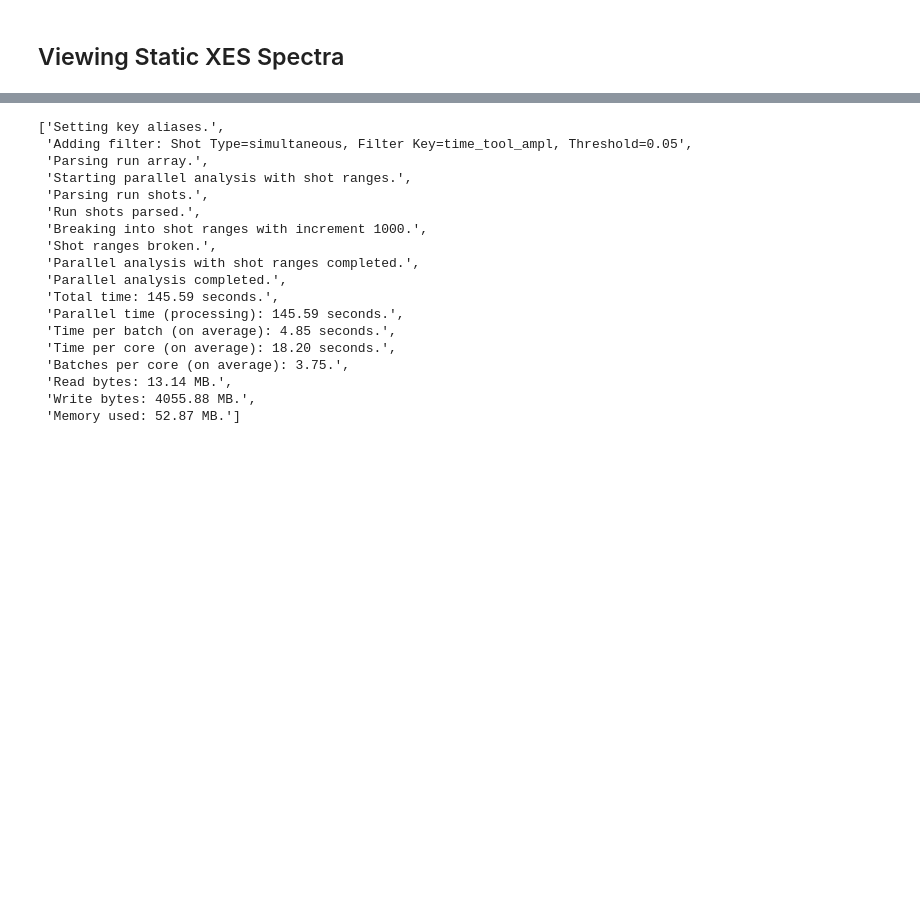
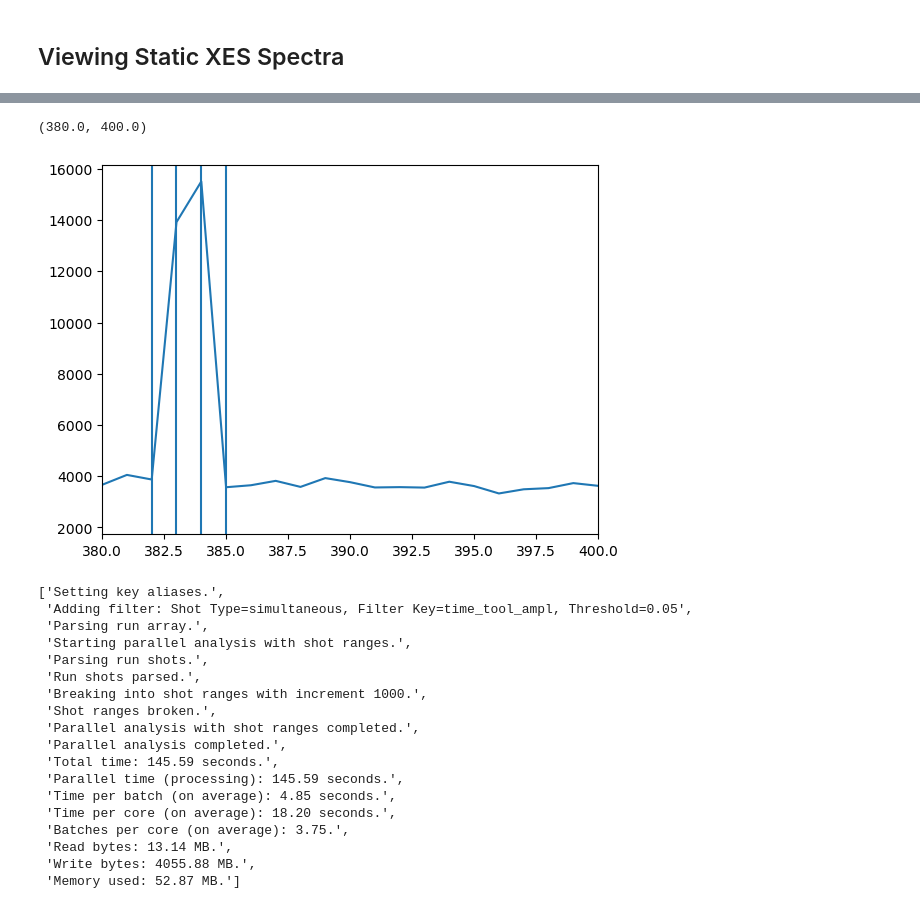
Before and after one commit to lg345/XSpect, a Jupyter notebook: XSpect_XES_examples.ipynb, the cells around one changed output, grey strips where cells are left out. Drawn from its saved outputs; the diff is of its cells as text; code cells hidden in the pictures; blank space fills up the shorter version.

```diff
--- a/XSpect_XES_examples.ipynb
+++ b/XSpect_XES_examples.ipynb
@@ -42,3 +44,13 @@ plt.plot(v.summed_xes)
+# %%
+plt.plot(v.summed_xes)
+plt.axvline(382)
+plt.axvline(383)
+plt.axvline(384)
+plt.axvline(385)
+plt.xlim(380,400)
+# %% [output]
+(380.0, 400.0)
+[figure, added]
 # %%
 xes_experiment = XSpect.XSpect_Analysis.spectroscopy_experiment(hutch='mfx',experiment_id='mfxl1027922',lcls_run=22)
 xes=XSpect.XSpect_Controller.XESBatchAnalysisRotation()
```
Also changed, not shown: parts of 1 cell of this notebook.
